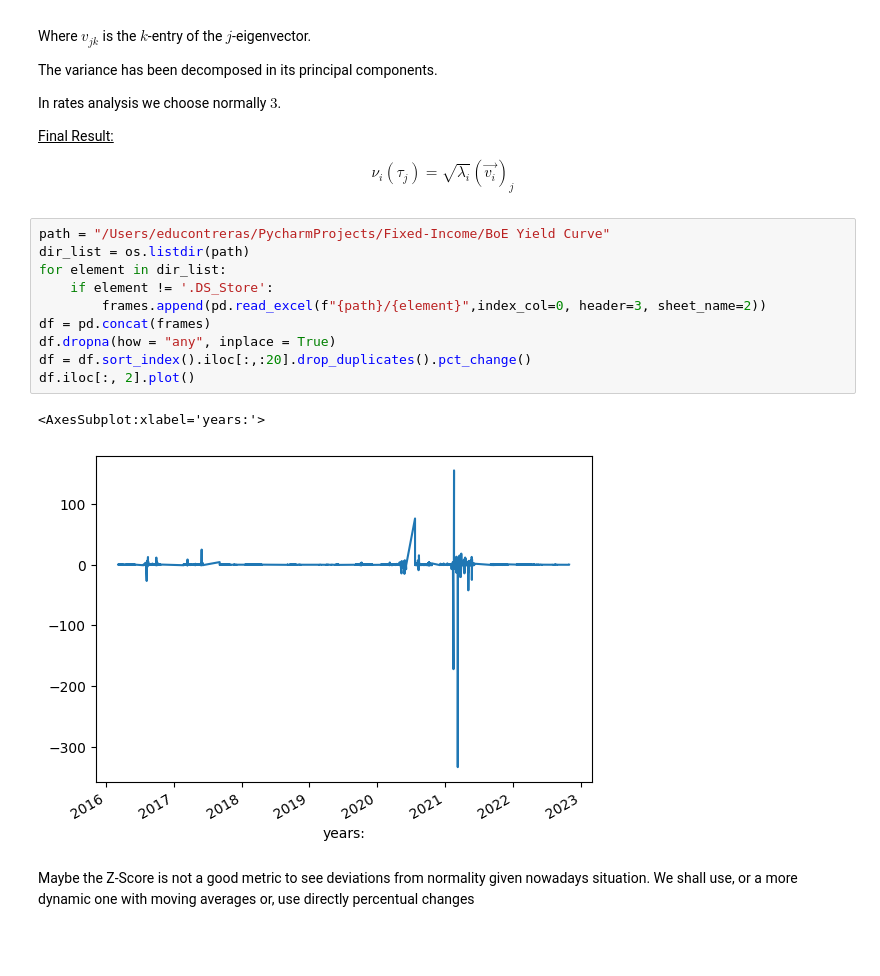
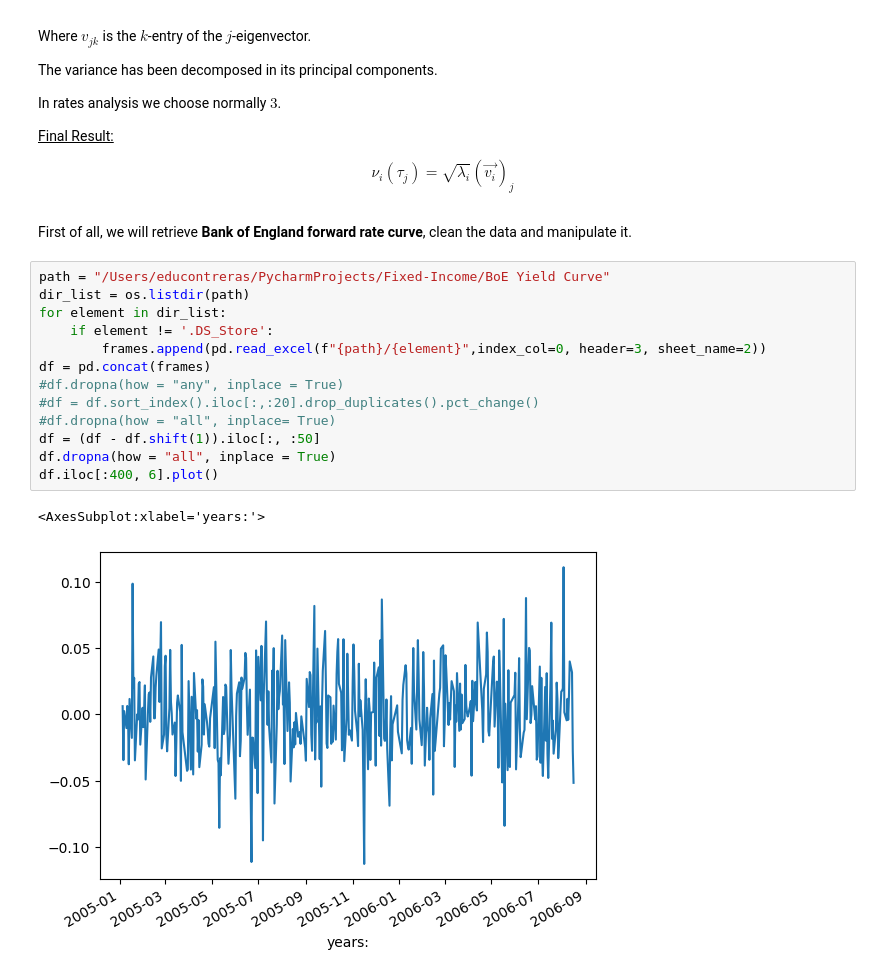
Before and after one commit to eduardo-contreras-dominguez/Fixed-Income, a Jupyter notebook: PCA.ipynb, the cells around one changed output. Cells and saved outputs as stored; diff of their text form; blank space fills up the shorter version.

Commit message:
Continuing to using PCA to model forward rate curve.

```diff
--- a/PCA.ipynb
+++ b/PCA.ipynb
@@ -73,18 +75,21 @@ In rates analysis we choose normally $3$.
 <u>Final Result:</u>
 
 $$\nu_i(\tau_j) = \sqrt{\lambda_i}(\vec{v_i})_j$$
+# %% [markdown]
+First of all, we will retrieve __Bank of England forward rate curve__, clean the data and manipulate it.
 # %%
 path = "/Users/educontreras/PycharmProjects/Fixed-Income/BoE Yield Curve"
 dir_list = os.listdir(path)
 for element in dir_list:
     if element != '.DS_Store':
         frames.append(pd.read_excel(f"{path}/{element}",index_col=0, header=3, sheet_name=2))
 df = pd.concat(frames)
-df.dropna(how = "any", inplace = True)
-df = df.sort_index().iloc[:,:20].drop_duplicates().pct_change()
-df.iloc[:, 2].plot()
+#df.dropna(how = "any", inplace = True)
+#df = df.sort_index().iloc[:,:20].drop_duplicates().pct_change()
+#df.dropna(how = "all", inplace= True)
+df = (df - df.shift(1)).iloc[:, :50]
+df.dropna(how = "all", inplace = True)
+df.iloc[:400, 6].plot()
 # %% [output]
 <AxesSubplot:xlabel='years:'>
-[figure, old version]
+[figure, new version]
-# %% [markdown]
-Maybe the Z-Score is not a good metric to see deviations from normality given nowadays situation. We shall use, or a more dynamic one with moving averages or, use directly percentual changes
```
Also changed, not shown: parts of 10 cells of this notebook.
